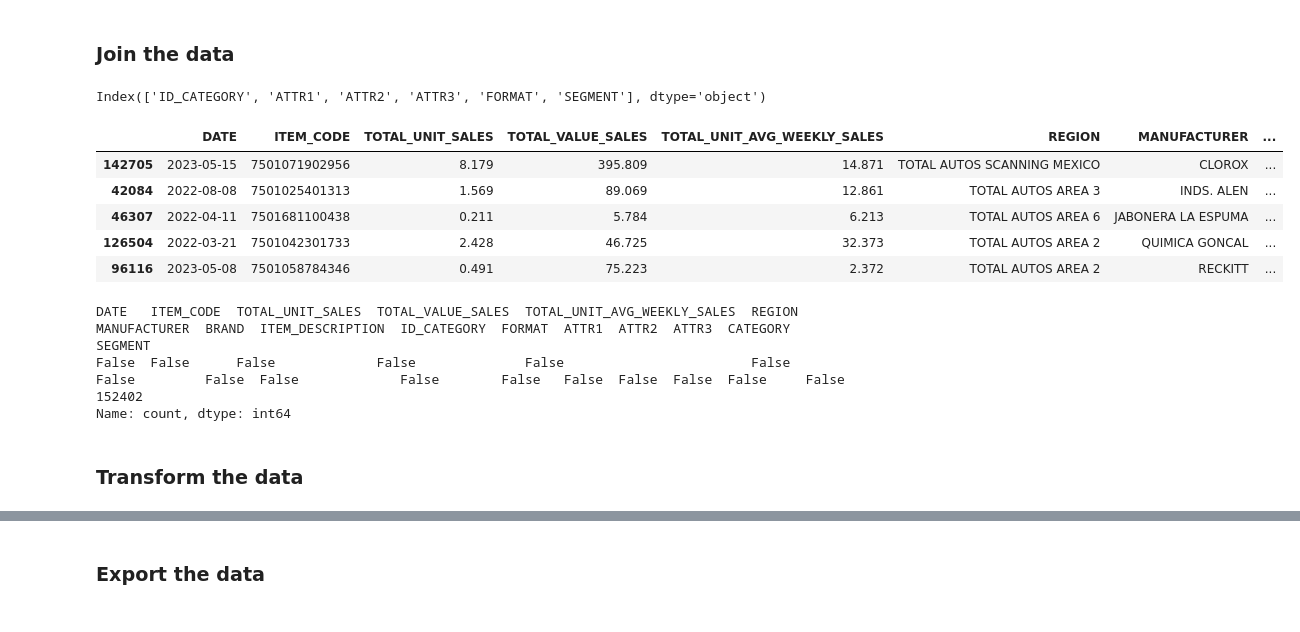
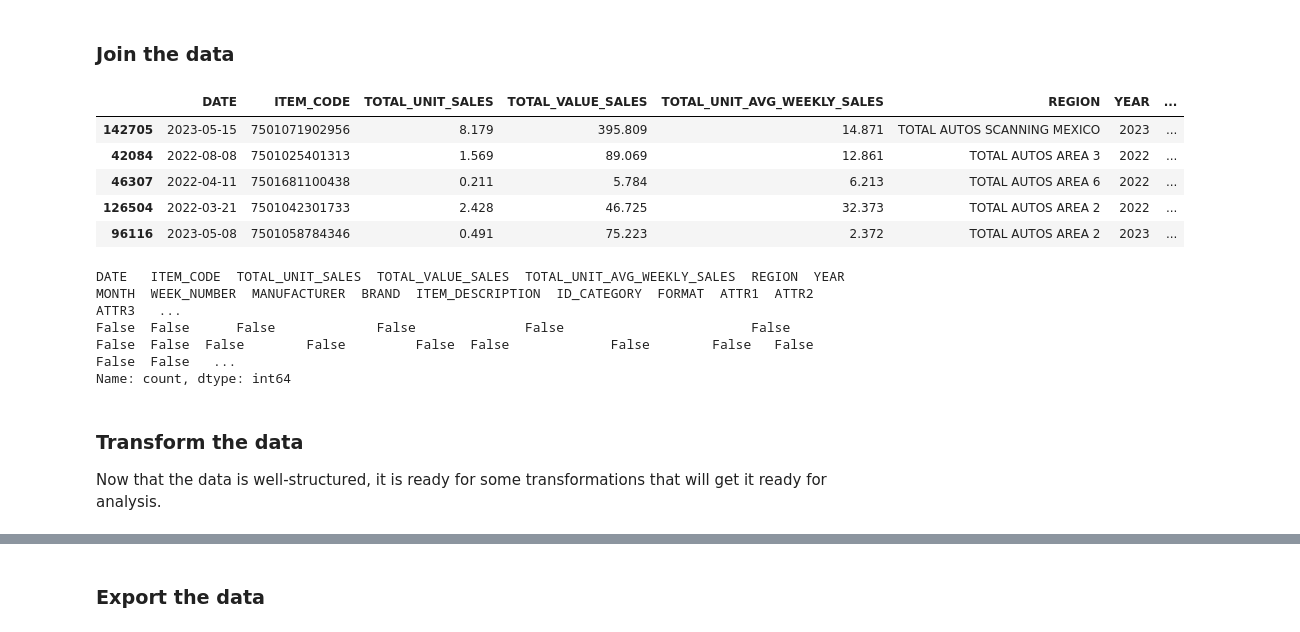
Before and after one commit to katiemackness/reckitt-data-analysis, a Jupyter notebook: data-preparation.ipynb, the cells around one changed output, grey strips where cells are left out. Cells and saved outputs as stored; diff of their text form; code cells hidden in the pictures.

Commit message:
Completed transformation phase

```diff
--- a/data-preparation.ipynb
+++ b/data-preparation.ipynb
@@ -606,30 +629,28 @@ sales.sample(5, random_state=5)
-# %%
-segment.columns
-# %% [output]
-Index(['ID_CATEGORY', 'ATTR1', 'ATTR2', 'ATTR3', 'FORMAT', 'SEGMENT'], dtype='object')
 # %%
 # Create one consolidated dataset ready for transformation and analysis
-sales = (sales
-         .merge(product, on='ITEM_CODE', how='left')
-         .merge(category, on='ID_CATEGORY', how='left')
-         .merge(segment, on=['ID_CATEGORY', 'ATTR1', 'ATTR2', 'ATTR3', 'FORMAT'], how='left')
-         )
+sales_consolidated = (sales
+                    .merge(calendar, on='DATE', how='left')
+                    .merge(product, on='ITEM_CODE', how='left')
+                    .merge(category, on='ID_CATEGORY', how='left')
+                    .merge(segment, on=['ID_CATEGORY', 'ATTR1', 'ATTR2', 'ATTR3', 'FORMAT'], how='left')
+                    )
 # %%
 # Preview consolidated table as a sample
-sales.sample(5, random_state=5)
+sales_consolidated.sample(5, random_state=5)
 # %% [output]
-|  | DATE | ITEM_CODE | TOTAL_UNIT_SALES | TOTAL_VALUE_SALES | TOTAL_UNIT_AVG_WEEKLY_SALES | REGION | MANUFACTURER | ... |
-| 142705 | 2023-05-15 | 7501071902956 | 8.179 | 395.809 | 14.871 | TOTAL AUTOS SCANNING MEXICO | CLOROX | ... |
-| 42084 | 2022-08-08 | 7501025401313 | 1.569 | 89.069 | 12.861 | TOTAL AUTOS AREA 3 | INDS. ALEN | ... |
-| 46307 | 2022-04-11 | 7501681100438 | 0.211 | 5.784 | 6.213 | TOTAL AUTOS AREA 6 | JABONERA LA ESPUMA | ... |
-| 126504 | 2022-03-21 | 7501042301733 | 2.428 | 46.725 | 32.373 | TOTAL AUTOS AREA 2 | QUIMICA GONCAL | ... |
-| 96116 | 2023-05-08 | 7501058784346 | 0.491 | 75.223 | 2.372 | TOTAL AUTOS AREA 2 | RECKITT | ... |
+|  | DATE | ITEM_CODE | TOTAL_UNIT_SALES | TOTAL_VALUE_SALES | TOTAL_UNIT_AVG_WEEKLY_SALES | REGION | YEAR | ... |
+| 142705 | 2023-05-15 | 7501071902956 | 8.179 | 395.809 | 14.871 | TOTAL AUTOS SCANNING MEXICO | 2023 | ... |
+| 42084 | 2022-08-08 | 7501025401313 | 1.569 | 89.069 | 12.861 | TOTAL AUTOS AREA 3 | 2022 | ... |
+| 46307 | 2022-04-11 | 7501681100438 | 0.211 | 5.784 | 6.213 | TOTAL AUTOS AREA 6 | 2022 | ... |
+| 126504 | 2022-03-21 | 7501042301733 | 2.428 | 46.725 | 32.373 | TOTAL AUTOS AREA 2 | 2022 | ... |
+| 96116 | 2023-05-08 | 7501058784346 | 0.491 | 75.223 | 2.372 | TOTAL AUTOS AREA 2 | 2023 | ... |
 # %%
 # Validate merge for nulls
-sales.isnull().value_counts()
+sales_consolidated.isnull().value_counts()
 # %% [output]
-DATE   ITEM_CODE  TOTAL_UNIT_SALES  TOTAL_VALUE_SALES  TOTAL_UNIT_AVG_WEEKLY_SALES  REGION  MANUFACTURER  BRAND  ITEM_DESCRIPTION  ID_CATEGORY  FORMAT  ATTR1  ATTR2  ATTR3  CATEGORY  SEGMENT
-False  False      False             False              False                        False   False         False  False             False        False   False  False  False  False     False      152402
+DATE   ITEM_CODE  TOTAL_UNIT_SALES  TOTAL_VALUE_SALES  TOTAL_UNIT_AVG_WEEKLY_SALES  REGION  YEAR   MONTH  WEEK_NUMBER  MANUFACTURER  BRAND  ITEM_DESCRIPTION  ID_CATEGORY  FORMAT  ATTR1  ATTR2  ATTR3   ...
+False  False      False             False              False                        False   False  False  False        False         False  False             False        False   False  False  False   ...
 Name: count, dtype: int64
 # %% [markdown]
 ### Transform the data
+Now that the data is well-structured, it is ready for some transformations that will get it ready for analysis.
```
Also changed, not shown: parts of 13 cells of this notebook.
